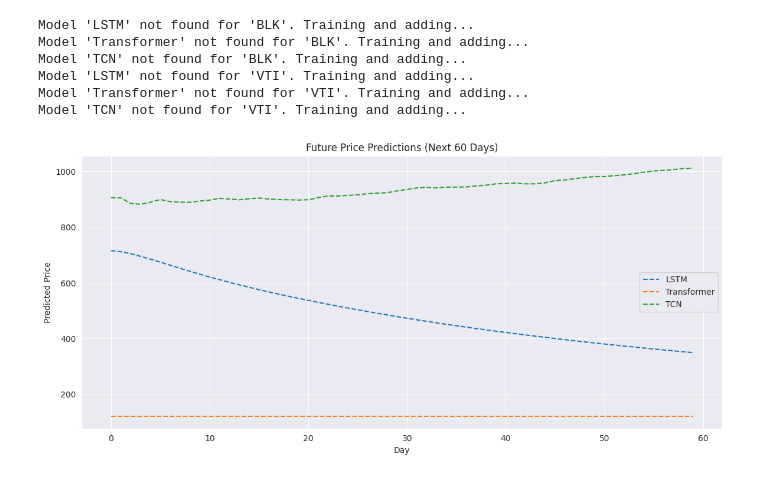
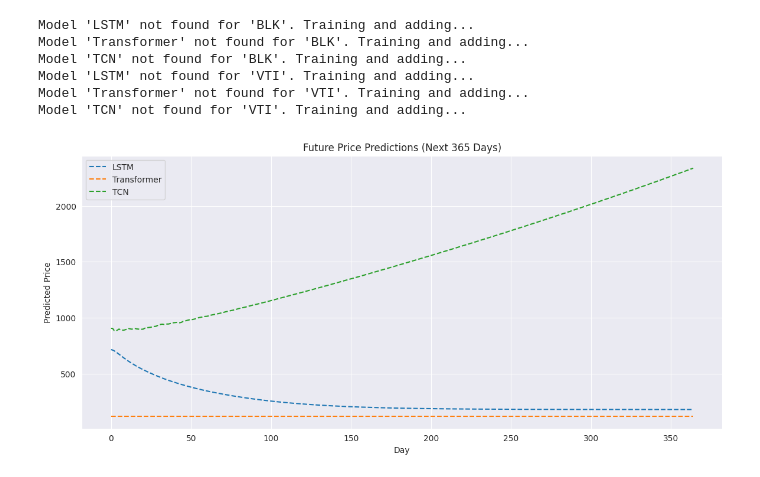
Before and after one commit to Sandeep23017860/Data-science-project, a Jupyter notebook: code_for_2_stocks.ipynb, the cells around one changed output. Drawn from its saved outputs; the diff is of its cells as text; code cells hidden in the pictures.

```diff
--- a/code_for_2_stocks.ipynb
+++ b/code_for_2_stocks.ipynb
@@ -952,13 +938,64 @@ future_tcn = predict_future(tcn_model, last_seq, 60, scalers['BLK'])
-# %%
-plt.figure(figsize=(14, 6))
-plt.plot(future_lstm, label='LSTM', linestyle='--')
-plt.plot(future_transformer, label='Transformer', linestyle='--')
-plt.plot(future_tcn, label='TCN', linestyle='--')
-plt.title("Future Price Predictions (Next 60 Days)")
-plt.xlabel("Day")
-plt.ylabel("Predicted Price")
-plt.legend()
-plt.grid(True)
-plt.show()
-# %% [output]
-[figure, removed]
+# %%
+# Make 365-day predictions
+future_predictions = {}
+
+for ticker in ['BLK', 'VTI']:
+    last_seq = processed_data[ticker]['X_test'][-1]
+    input_shape = (processed_data[ticker]['X_train'].shape[1], processed_data[ticker]['X_train'].shape[2])
+
+    future_predictions[ticker] = {}
+
+    for model_type in ['LSTM', 'Transformer', 'TCN']:
+        # If model not present, train and add it
+        if model_type not in models[ticker]:
+            print(f"Model '{model_type}' not found for '{ticker}'. Training and adding...")
+
+            # Define callbacks for this ticker
+            early_stopping = EarlyStopping(monitor='val_loss', patience=10, restore_best_weights=True)
+
+            if model_type == 'LSTM':
+                model = build_lstm_model(input_shape)
+            elif model_type == 'Transformer':
+                model = build_transformer_encoder_model(input_shape)
+            elif model_type == 'TCN':
+                model = build_tcn_model(input_shape)
+            else:
+                raise ValueError(f"Unknown model type: {model_type}")
+
+            # Train the model
+            history = model.fit(
+                processed_data[ticker]['X_train'], processed_data[ticker]['y_train'],
+                validation_data=(processed_data[ticker]['X_val'], processed_data[ticker]['y_val']),
+                epochs=50,
+                batch_size=32,
+                callbacks=[early_stopping],
+                verbose=0
+            )
+
+            models[ticker][model_type] = model  # Add to models dictionary
+            histories[ticker][model_type] = history  # Add history
+
+        # Make the prediction for 365 days
+        future_predictions[ticker][model_type] = predict_future(
+            models[ticker][model_type], last_seq, 365, scalers[ticker]  # Changed n_days to 365
+        )
+
+# Plot predictions for 'BLK' (adjust for other tickers if needed)
+last_seq = processed_data['BLK']['X_test'][-1]  # Last known sequence
+
+future_lstm = predict_future(lstm_model, last_seq, 365, scalers['BLK'])  # Changed n_days to 365
+future_transformer = predict_future(transformer_model, last_seq, 365, scalers['BLK'])  # Changed n_days to 365
+future_tcn = predict_future(tcn_model, last_seq, 365, scalers['BLK'])  # Changed n_days to 365
+
+plt.figure(figsize=(14, 6))
+plt.plot(future_lstm, label='LSTM', linestyle='--')
+plt.plot(future_transformer, label='Transformer', linestyle='--')
+plt.plot(future_tcn, label='TCN', linestyle='--')
+plt.title("Future Price Predictions (Next 365 Days)")  # Updated title
+plt.xlabel("Day")
+plt.ylabel("Predicted Price")
+plt.legend()
+plt.grid(True)
+plt.show()
+# %% [output]
+[figure, added]
```
Also changed, not shown: parts of 19 cells of this notebook.
